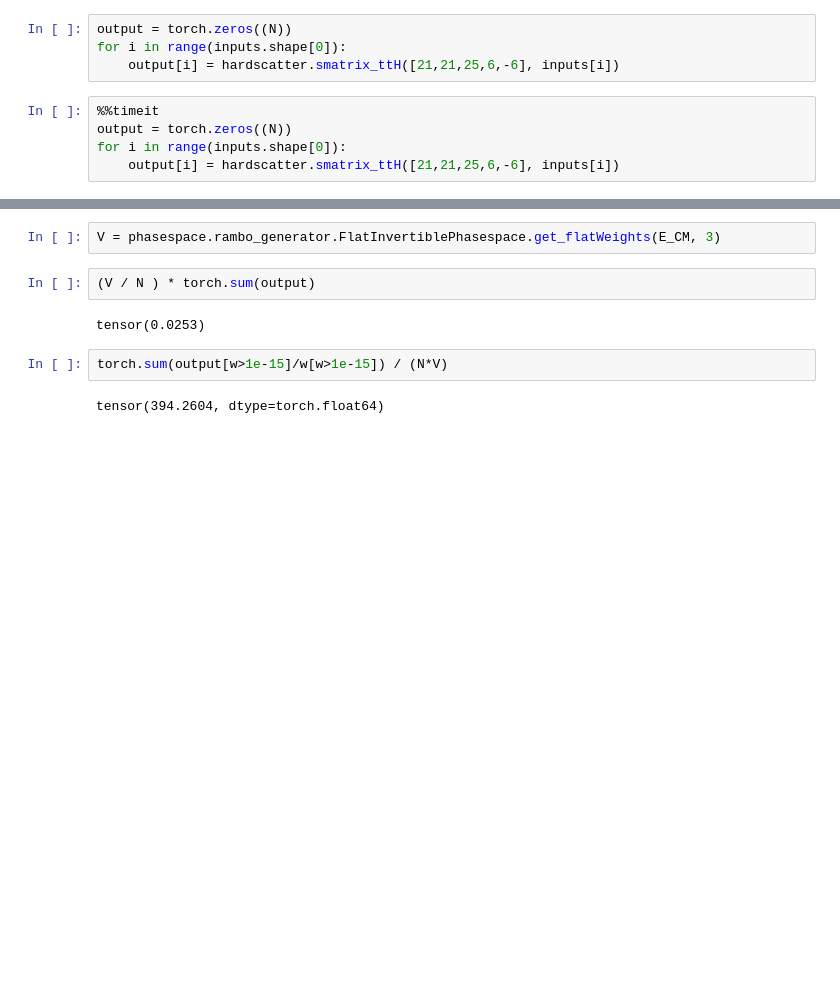
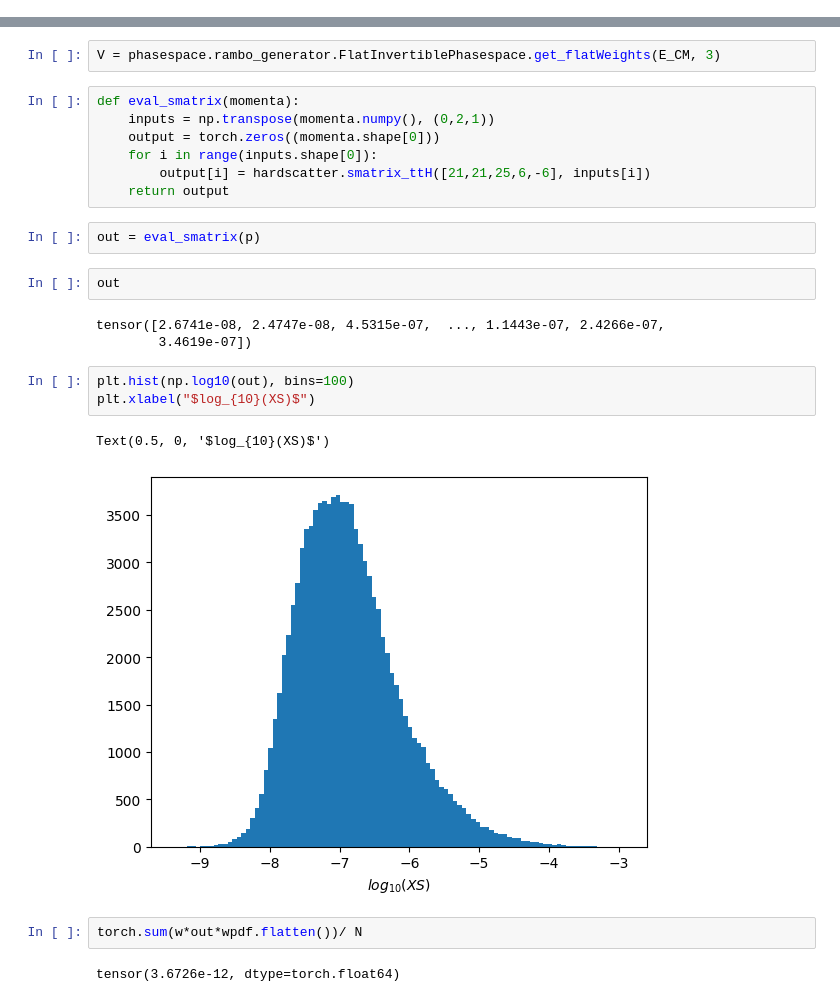
Before and after one commit to valsdav/MEMFlow, a Jupyter notebook: notebooks/TestMadgraphChain.ipynb, the cells around one changed output, grey strips where cells are left out. Drawn from its saved outputs; the diff is of its cells as text; blank space fills up the shorter version.

Commit message:
tested the hardscatter step

```diff
--- a/notebooks/TestMadgraphChain.ipynb
+++ b/notebooks/TestMadgraphChain.ipynb
@@ -35,9 +31,0 @@ inputs.shape
-# %%
-output = torch.zeros((N))
-for i in range(inputs.shape[0]):
-    output[i] = hardscatter.smatrix_ttH([21,21,25,6,-6], inputs[i])
-# %%
-%%timeit
-output = torch.zeros((N))
-for i in range(inputs.shape[0]):
-    output[i] = hardscatter.smatrix_ttH([21,21,25,6,-6], inputs[i])
@@ -108,10 +32,26 @@ plt.yscale("log")
 # %%
 V = phasespace.rambo_generator.FlatInvertiblePhasespace.get_flatWeights(E_CM, 3)
-# %%
-(V / N ) * torch.sum(output)
-# %% [output]
-tensor(0.0253)
-# %%
-torch.sum(output[w>1e-15]/w[w>1e-15]) / (N*V)
-# %% [output]
-tensor(394.2604, dtype=torch.float64)
+# %%
+def eval_smatrix(momenta):
+    inputs = np.transpose(momenta.numpy(), (0,2,1))
+    output = torch.zeros((momenta.shape[0]))
+    for i in range(inputs.shape[0]):
+        output[i] = hardscatter.smatrix_ttH([21,21,25,6,-6], inputs[i])
+    return output
+# %%
+out = eval_smatrix(p)
+# %%
+out
+# %% [output]
+tensor([2.6741e-08, 2.4747e-08, 4.5315e-07,  ..., 1.1443e-07, 2.4266e-07,
+        3.4619e-07])
+# %%
+plt.hist(np.log10(out), bins=100)
+plt.xlabel("$log_{10}(XS)$")
+# %% [output]
+Text(0.5, 0, '$log_{10}(XS)$')
+[figure, added]
+# %%
+torch.sum(w*out*wpdf.flatten())/ N
+# %% [output]
+tensor(3.6726e-12, dtype=torch.float64)
```
Also changed, not shown: parts of 21 cells of this notebook, 3 other files.
